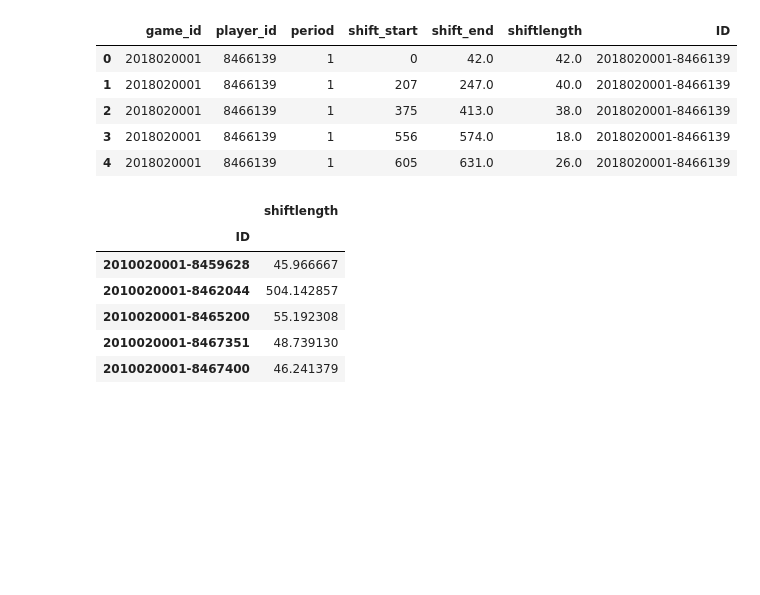
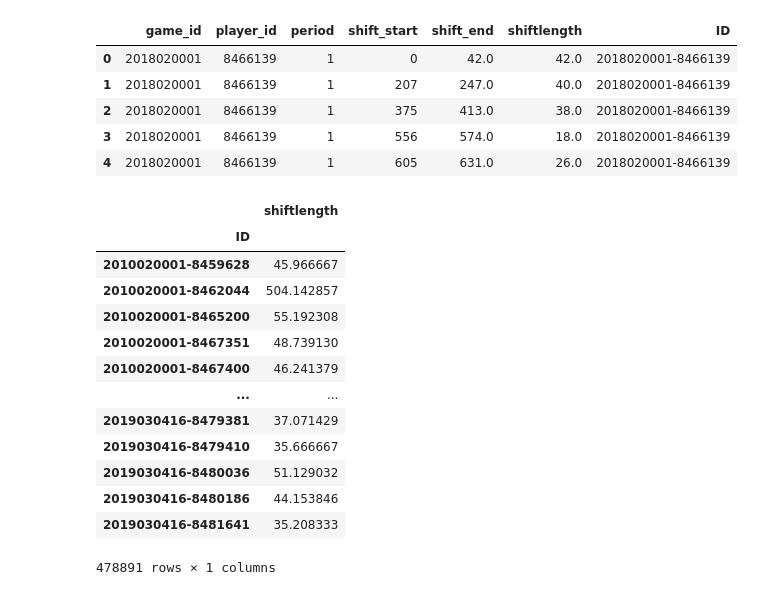
Before and after one commit to data301-2021-summer2/project-group39-project, a Jupyter notebook: analysis/Vanessa/Milestone2.ipynb, the cells around one changed output. Cells and saved outputs as stored; diff of their text form; code cells hidden in the pictures; blank space fills up the shorter version.

```diff
--- a/analysis/Vanessa/Milestone2.ipynb
+++ b/analysis/Vanessa/Milestone2.ipynb
@@ -54,16 +58,24 @@ game_shifts.head()
 # %%
 #Taking average for each players shift length in the given games
 shiftscombined = game_shifts.groupby('ID').mean()
 shiftscleaned=shiftscombined.drop(['period','shift_start','shift_end'], axis='columns')
-shiftscleaned.head()
+shiftsclean = shiftscleaned[shiftscleaned['shiftlength']>0]
+shiftsclean
 # %% [output]
 |  | shiftlength |
 | ID |  |
 | 2010020001-8459628 | 45.966667 |
 | 2010020001-8462044 | 504.142857 |
 | 2010020001-8465200 | 55.192308 |
 | 2010020001-8467351 | 48.739130 |
 | 2010020001-8467400 | 46.241379 |
+| ... | ... |
+| 2019030416-8479381 | 37.071429 |
+| 2019030416-8479410 | 35.666667 |
+| 2019030416-8480036 | 51.129032 |
+| 2019030416-8480186 | 44.153846 |
+| 2019030416-8481641 | 35.208333 |
+478891 rows × 1 columns
 # %%
 gamestat['game_id']=gamestat['game_id'].values.astype(str)
 gamestat['player_id']=gamestat['player_id'].values.astype(str)
```
Also changed, not shown: parts of 9 cells of this notebook, 2 other files.
